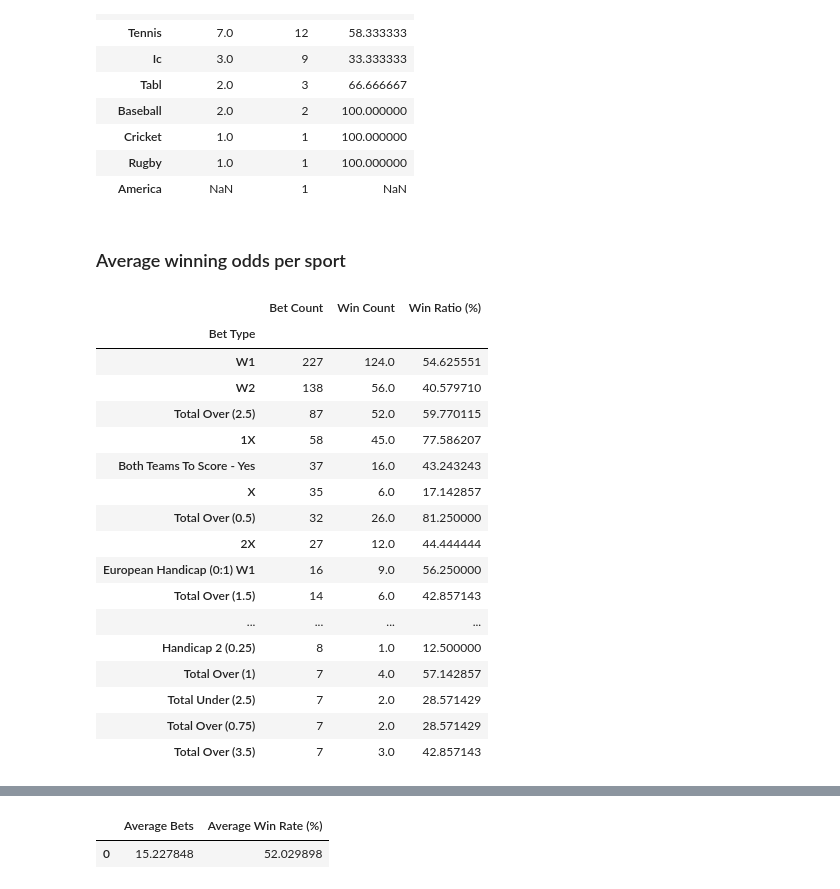
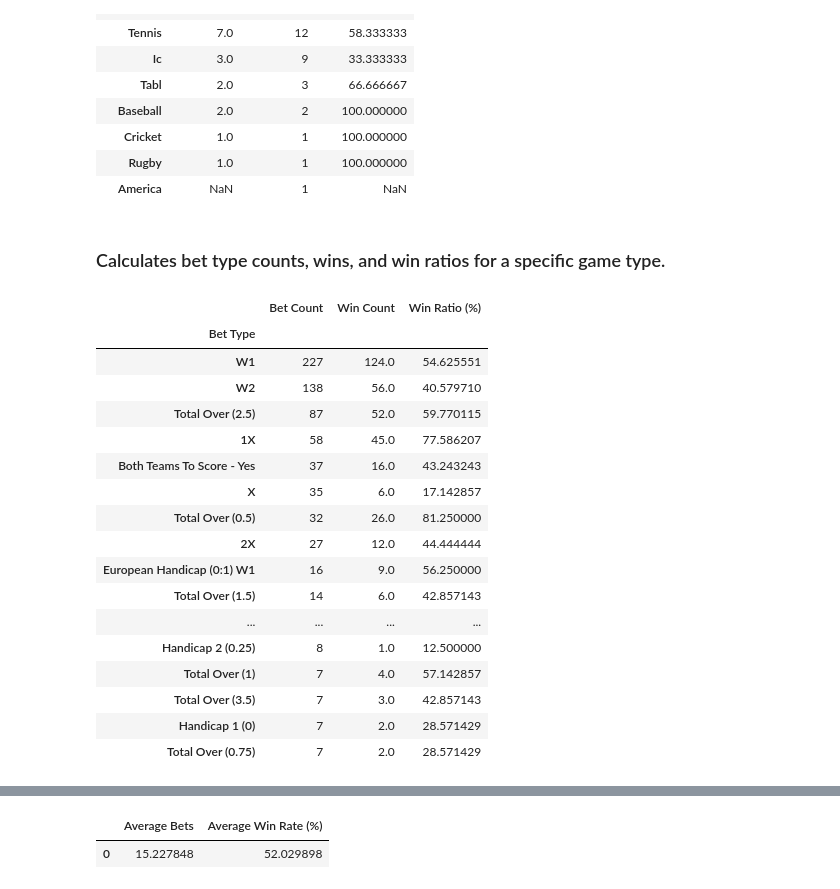
Before and after one commit to namatanda/scrapper, a Jupyter notebook: parser.ipynb, the cells around one changed output, grey strips where cells are left out. Saved outputs shown, nothing was run; the diff lists cells and outputs as text; code cells hidden in the pictures.

```diff
--- a/parser.ipynb
+++ b/parser.ipynb
@@ -66,8 +66,8 @@ win_stats.sort_values(['Win Count','Total Count'], ascending=False)
 | Cricket | 1.0 | 1 | 100.000000 |
 | Rugby | 1.0 | 1 | 100.000000 |
 | America | NaN | 1 | NaN |
-# %% [markdown]
-### Average winning odds per sport
+# %% [markdown]
+###   Calculates bet type counts, wins, and win ratios for a specific game type.
 # %%
 def get_bet_type_stats(df, game_type):
   """
@@ -95,28 +95,29 @@ def get_bet_type_stats(df, game_type):
   bet_type_stats = pd.concat([bet_type_counts, bet_type_wins, bet_type_win_ratio], axis=1, keys=['Bet Count', 'Win Count', 'Win Ratio (%)'])
 
   return bet_type_stats
+# %%
+soccer = get_bet_type_stats(df.copy(), "Football")
 # %%
-bb_stats = get_bet_type_stats(df.copy(), "Football")
-bb_stats.sort_values('Bet Count', ascending=False).head(20)
+soccer.sort_values(['Bet Count','Win Ratio (%)'], ascending=False).head(20)
 # %% [output]
 |  | Bet Count | Win Count | Win Ratio (%) |
 | Bet Type |  |  |  |
 | W1 | 227 | 124.0 | 54.625551 |
 | W2 | 138 | 56.0 | 40.579710 |
 | Total Over (2.5) | 87 | 52.0 | 59.770115 |
 | 1X | 58 | 45.0 | 77.586207 |
 | Both Teams To Score - Yes | 37 | 16.0 | 43.243243 |
 | X | 35 | 6.0 | 17.142857 |
 | Total Over (0.5) | 32 | 26.0 | 81.250000 |
 | 2X | 27 | 12.0 | 44.444444 |
 | European Handicap (0:1) W1 | 16 | 9.0 | 56.250000 |
 | Total Over (1.5) | 14 | 6.0 | 42.857143 |
 | ... | ... | ... | ... |
 | Handicap 2 (0.25) | 8 | 1.0 | 12.500000 |
 | Total Over (1) | 7 | 4.0 | 57.142857 |
-| Total Under (2.5) | 7 | 2.0 | 28.571429 |
+| Total Over (3.5) | 7 | 3.0 | 42.857143 |
+| Handicap 1 (0) | 7 | 2.0 | 28.571429 |
 | Total Over (0.75) | 7 | 2.0 | 28.571429 |
-| Total Over (3.5) | 7 | 3.0 | 42.857143 |
 # %%
 def get_daily_bet_stats(df):
     """
```
Also changed, not shown: parts of 14 cells of this notebook, 1 other file.
